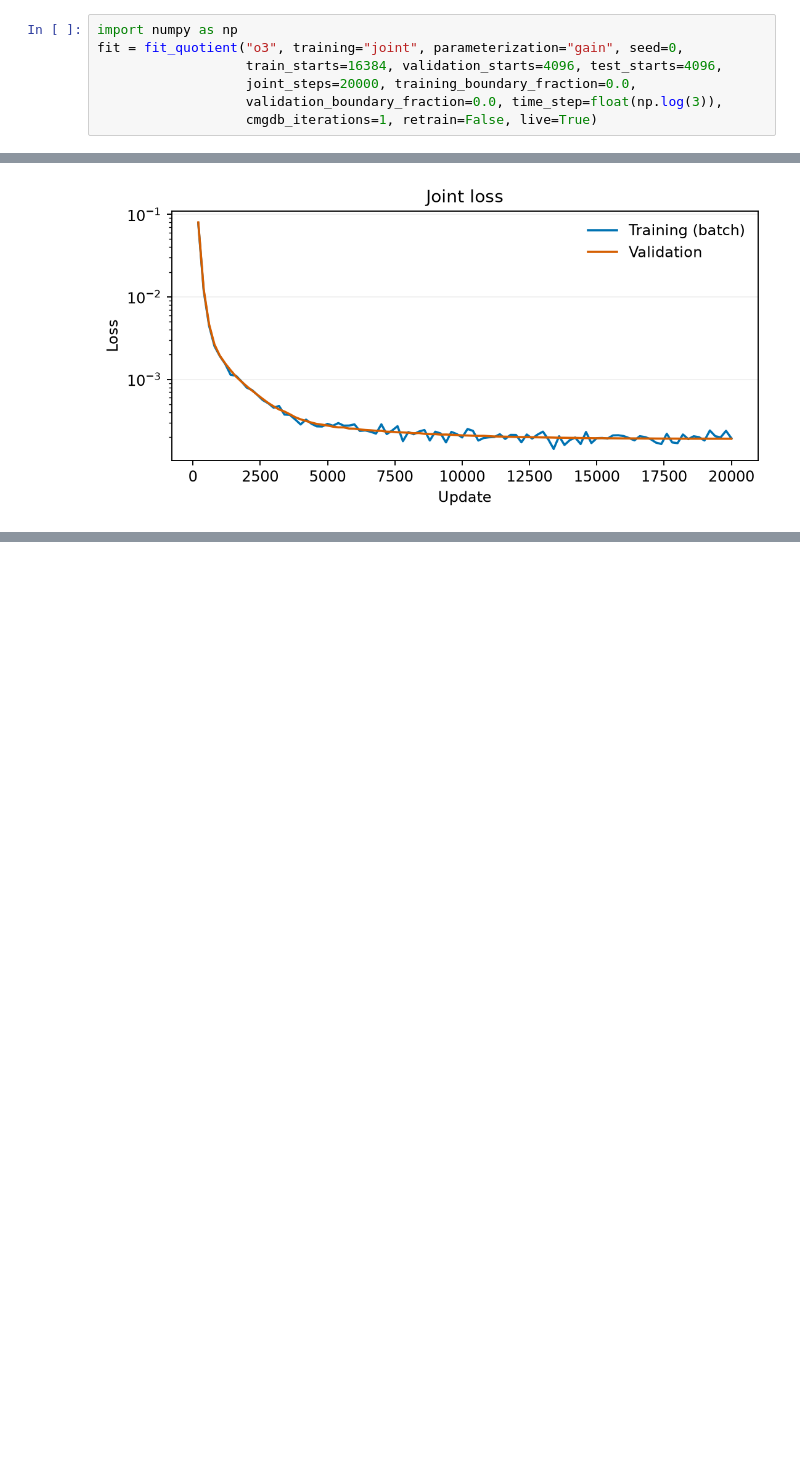
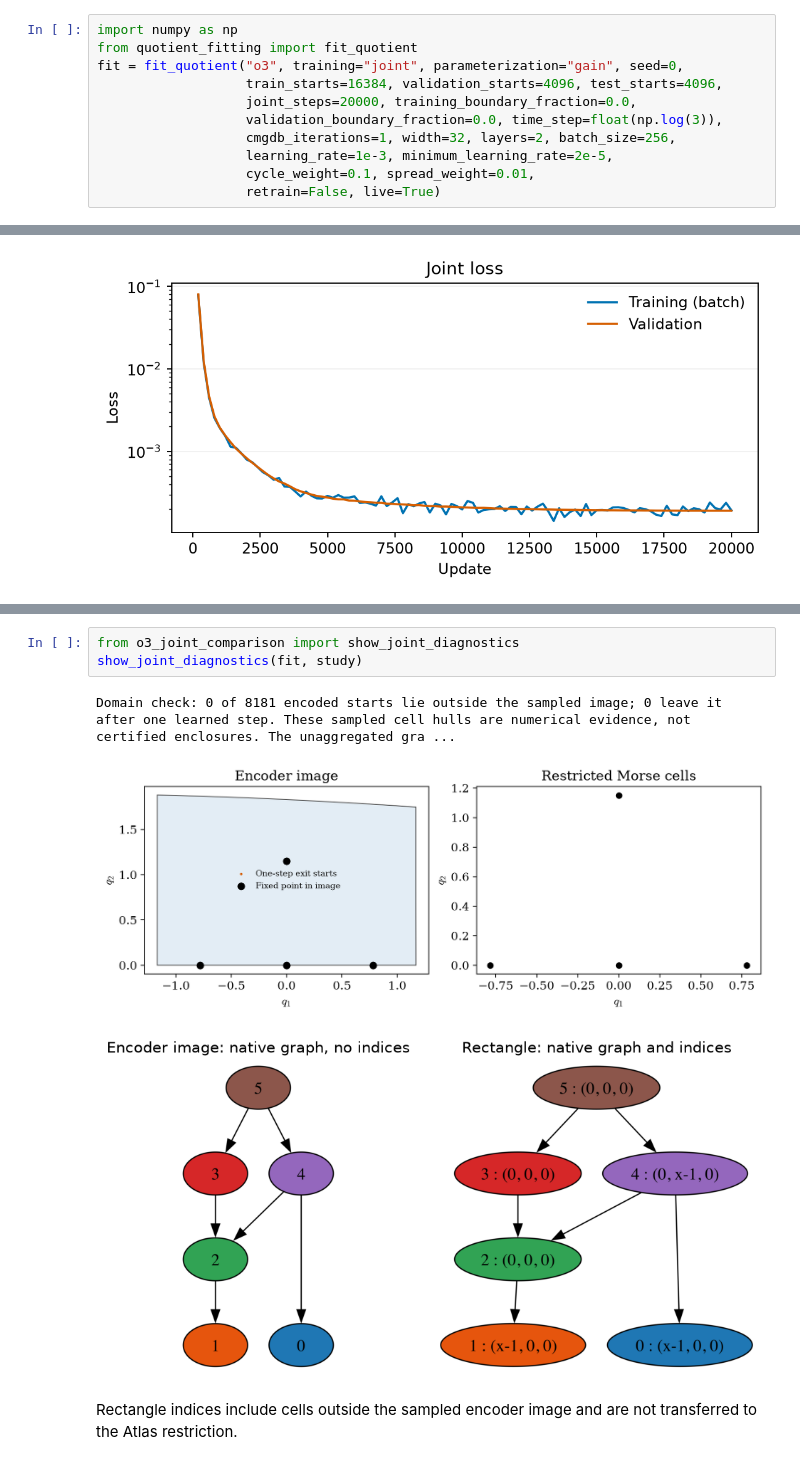
Before and after one commit to bernardorivas/2027_L4DC_EquivariantMorseGraphs, a Jupyter notebook: code-kaito/notebooks/02_o3_flow.ipynb, the cells around one changed output, grey strips where cells are left out. Cells and saved outputs as stored; diff of their text form; blank space fills up the shorter version.

```diff
--- a/code-kaito/notebooks/02_o3_flow.ipynb
+++ b/code-kaito/notebooks/02_o3_flow.ipynb
@@ -72,10 +82,14 @@ The next cell loads the saved fit and loss curve. Both training and CMGDB use on
 # %%
 import numpy as np
+from quotient_fitting import fit_quotient
 fit = fit_quotient("o3", training="joint", parameterization="gain", seed=0,
                    train_starts=16384, validation_starts=4096, test_starts=4096,
                    joint_steps=20000, training_boundary_fraction=0.0,
                    validation_boundary_fraction=0.0, time_step=float(np.log(3)),
-                   cmgdb_iterations=1, retrain=False, live=True)
+                   cmgdb_iterations=1, width=32, layers=2, batch_size=256,
+                   learning_rate=1e-3, minimum_learning_rate=2e-5,
+                   cycle_weight=0.1, spread_weight=0.01,
+                   retrain=False, live=True)
 # %% [output]
 Loaded raw-state o3 quotient fit (seed 0).
 [figure]
@@ -133,0 +174,8 @@ Arb interval bounds verify local expansion/contraction and unique fixed-point br
+# %%
+from o3_joint_comparison import show_joint_diagnostics
+show_joint_diagnostics(fit, study)
+# %% [output]
+Domain check: 0 of 8181 encoded starts lie outside the sampled image; 0 leave it after one learned step. These sampled cell hulls are numerical evidence, not certified enclosures. The unaggregated gra ...
+[figure, added]
+[figure, added]
+Rectangle indices include cells outside the sampled encoder image and are not transferred to the Atlas restriction.
```
Also changed, not shown: parts of 21 cells of this notebook, 14 other files.
